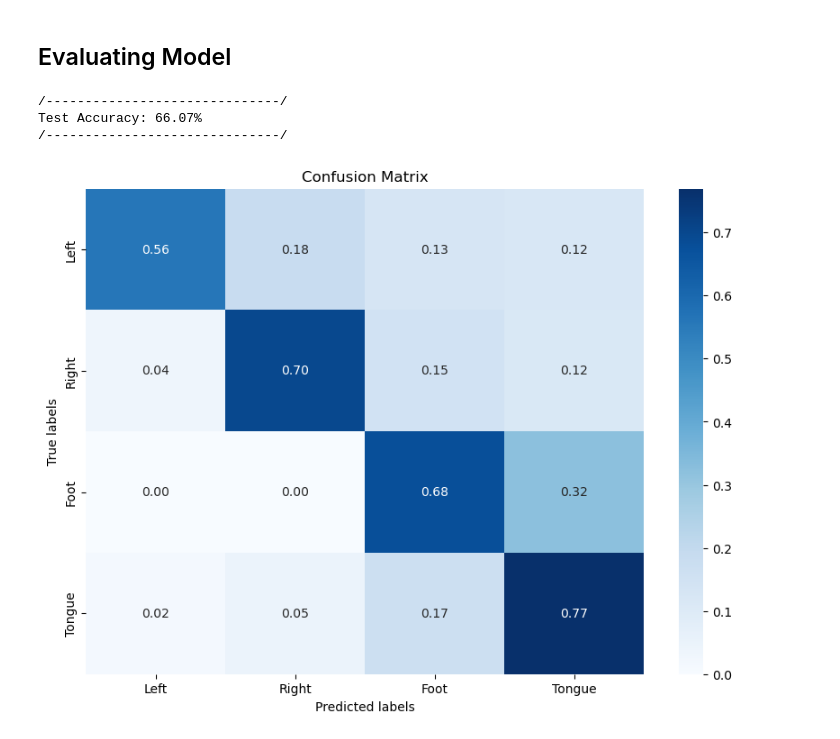
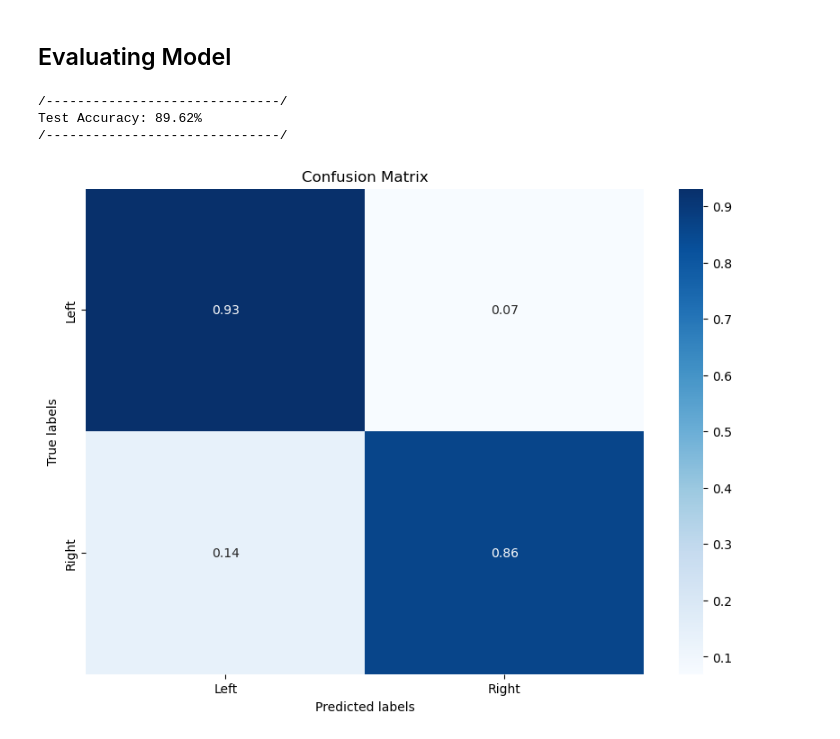
Before and after one commit to AlexRussell4/COGS189_FinalProject, a Jupyter notebook: EEGNet.ipynb, the cells around one changed output. Saved outputs shown, nothing was run; the diff lists cells and outputs as text; code cells hidden in the pictures.

```diff
--- a/EEGNet.ipynb
+++ b/EEGNet.ipynb
@@ -596,0 +589,14 @@ Second Session Dataset shape: (2592, 22, 1001)
+# %%
+print(second_session_data.shape)
+print(second_session_labels.shape)
+
+
+## Filter out only L & R classes
+mask = (second_session_labels == 1) | (second_session_labels == 2)
+
+# Apply the mask to the data array to filter it
+second_session_data_filtered = second_session_data[mask]
+second_session_labels_filtered = second_session_labels[mask]
+print("----")
+print(second_session_data_filtered.shape)
+# print(second_session_labels.shape)
@@ -605,11 +615,11 @@ criterion = nn.CrossEntropyLoss()
 
 # Normalizing Labels to [0, 1, 2, 3]
 y_train = first_session_labels - np.min(first_session_labels)
-y_test = second_session_labels - np.min(second_session_labels)
+y_test = second_session_labels_filtered - np.min(second_session_labels_filtered)
 
 # Normalizing Input features: z-score(mean=0, std=1)
 X_first_session = (first_session_data - np.mean(first_session_data)) / np.std(first_session_data)
-X_second_session = (second_session_data - np.mean(second_session_data)) / np.std(second_session_data)
+X_second_session = (second_session_data_filtered - np.mean(second_session_data_filtered)) / np.std(second_session_data_filtered)
 
 X = np.concatenate((X_first_session, X_second_session))
 y = np.concatenate((y_train, y_test))
@@ -748,7 +758,7 @@ class EvalModel():
 # EEGNet Model
 # %%
 class EEGNetModel(nn.Module): # EEGNET-8,2
-    def __init__(self, chans=22, classes=4, time_points=1001, temp_kernel=32,
+    def __init__(self, chans=22, classes=2, time_points=1001, temp_kernel=32,
                  f1=16, f2=32, d=2, pk1=8, pk2=16, dropout_rate=0.5, max_norm1=1, max_norm2=0.25):
         super(EEGNetModel, self).__init__()
         # Calculating FC input features
@@ -871,12 +881,12 @@ Highest Train Accuracy: 0.731923406687625
 # %% [markdown]
 ## Evaluating Model
 # %%
-classes_list = ['Left', 'Right', 'Foot', 'Tongue']
+classes_list = ['Left', 'Right']#, 'Foot', 'Tongue']
 eval_model = EvalModel(trained_eegnet_model)
 test_accuracy = eval_model.test_model(test_dataset)
 eval_model.plot_confusion_matrix(test_dataset, classes_list)
 # %% [output]
 /------------------------------/
-Test Accuracy: 66.07%
+Test Accuracy: 89.62%
 /------------------------------/
-[figure, old version]
+[figure, new version]
```
Also changed, not shown: parts of 15 cells of this notebook, 6 other files.
